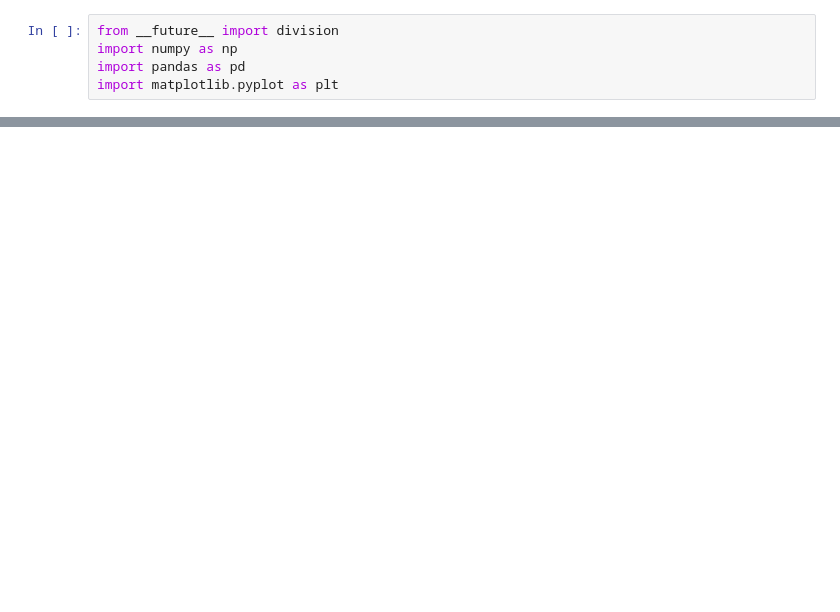
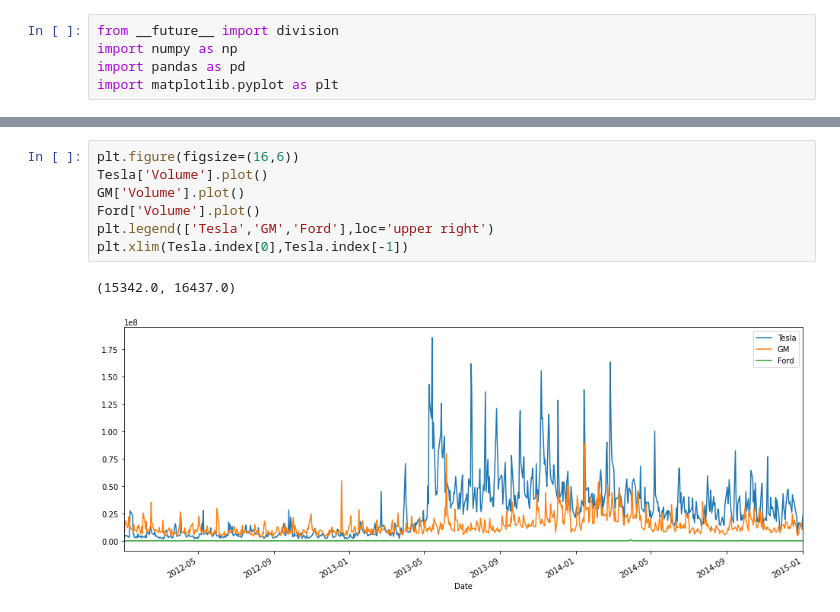
Before and after one commit to ClaraBi/614FinalProject, a Jupyter notebook: simulation/stock_basic_analyze.ipynb, the cells around one changed output, grey strips where cells are left out. Drawn from its saved outputs; the diff is of its cells as text; blank space fills up the shorter version.

```diff
--- a/simulation/stock_basic_analyze.ipynb
+++ b/simulation/stock_basic_analyze.ipynb
@@ -12,0 +35,10 @@ Ford.index=pd.to_datetime(Ford.index)
+# %%
+plt.figure(figsize=(16,6))
+Tesla['Volume'].plot()
+GM['Volume'].plot()
+Ford['Volume'].plot()
+plt.legend(['Tesla','GM','Ford'],loc='upper right')
+plt.xlim(Tesla.index[0],Tesla.index[-1])
+# %% [output]
+(15342.0, 16437.0)
+[figure, added]
```
Also changed, not shown: parts of 11 cells of this notebook, 24 other files.
